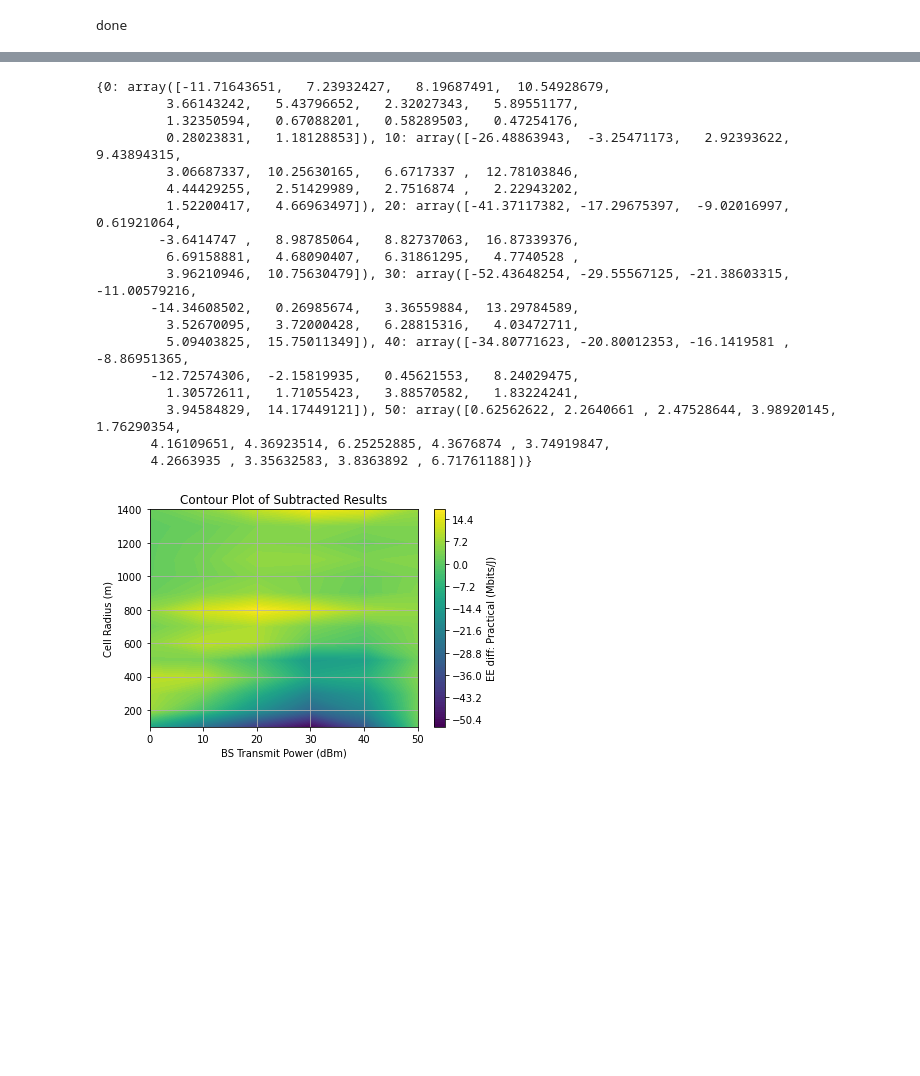
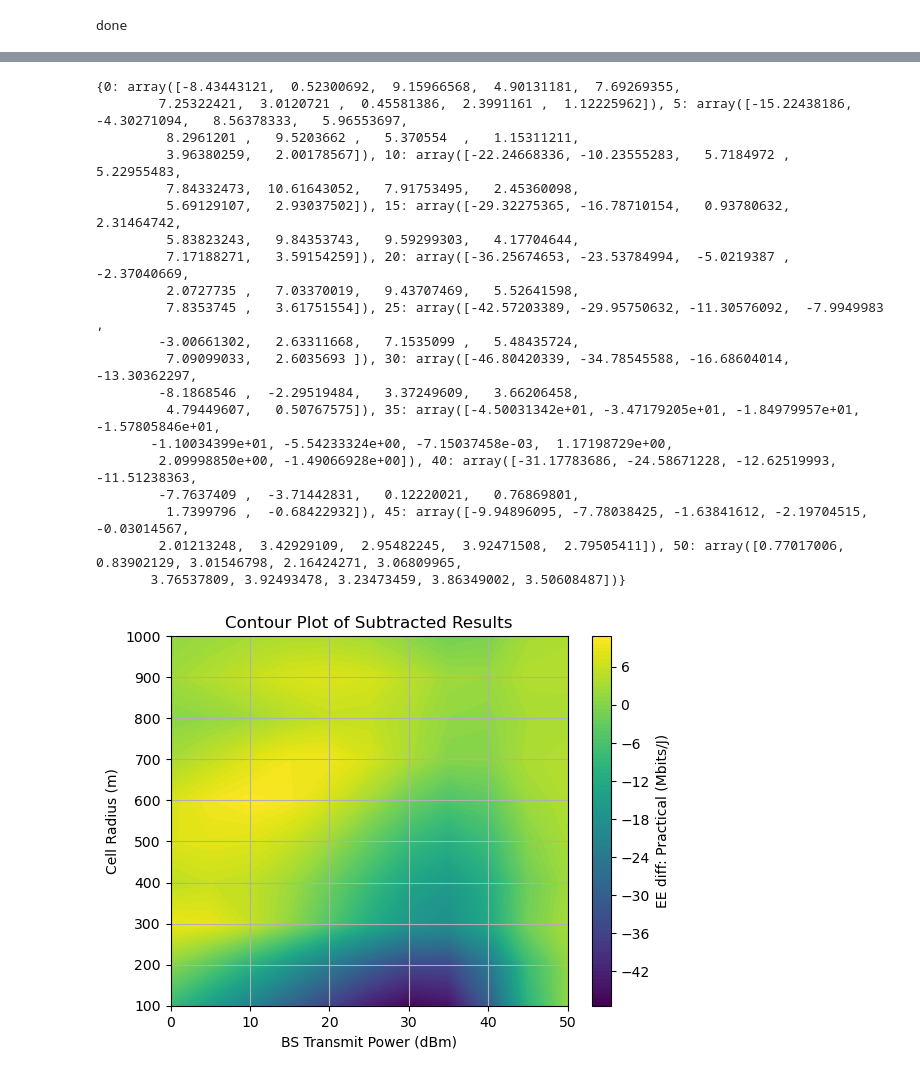
Before and after one commit to TariqUmar/SISO_Network_Implementation, a Jupyter notebook: plots_Pt_radius_EE.ipynb, the cells around one changed output, grey strips where cells are left out. Drawn from its saved outputs; the diff is of its cells as text; code cells hidden in the pictures; blank space fills up the shorter version.

```diff
--- a/plots_Pt_radius_EE.ipynb
+++ b/plots_Pt_radius_EE.ipynb
@@ -240,7 +240,7 @@ Simulations for Ideal Continuos Case, Double IRS
 # %%
 RATE_THRESHOLD = 10
 B = None
-Pt = np.arange(0,51,10)
+Pt = np.arange(0,51,5)
 
 
 arr_sumrate_disc = np.zeros((NUM_SIMULATIONS,1))
@@ -423,7 +423,7 @@ Simulations for Practical Discrete Case, Double IRS (B = 3)
 # %%
 RATE_THRESHOLD = 10
 B = 3
-Pt = np.arange(0,51,10)
+Pt = np.arange(0,51,5)
 
 arr_sumrate_disc = np.zeros((NUM_SIMULATIONS,1))
 arr_rate_disc = np.zeros((NUM_SIMULATIONS,K,1))
@@ -600,7 +600,7 @@ Simulations for Ideal Continuos Case, Single IRS
 # %%
 RATE_THRESHOLD = 10
 B = None
-Pt = np.arange(0,51,10)
+Pt = np.arange(0,51,5)
 
 arr_sumrate_disc = np.zeros((NUM_SIMULATIONS,1))
 arr_rate_disc = np.zeros((NUM_SIMULATIONS,K,1))
@@ -769,7 +769,7 @@ Simulations for Practical Discrete Case, Single IRS
 # %%
 RATE_THRESHOLD = 10
 B = 3
-Pt = np.arange(0,51,10)
+Pt = np.arange(0,51,5)
 
 arr_sumrate_disc = np.zeros((NUM_SIMULATIONS,1))
 arr_rate_disc = np.zeros((NUM_SIMULATIONS,K,1))
@@ -935,8 +935,8 @@ plt.show()
 # plt.show()
 # %%
 # Provide the values for the y-axis and x-axis
-grid_radius_array = np.arange(100, 1401, 100)
-Pt = np.arange(0, 51, 10)
+grid_radius_array = np.arange(100, 1001, 100)
+Pt = np.arange(0, 51, 5)
 
 # Subtract corresponding elements from dictionaries results_dict_4 and results_dict_2
 subtracted_results = {}
@@ -949,52 +949,54 @@ for T in results_dict_2:
 
 # Display the subtracted results
 print(subtracted_results)
 
 # Extract the values from the dictionary and create a 2D array
 subtracted_matrix = np.zeros((len(grid_radius_array), len(Pt)))
 
 for i, g_value in enumerate(grid_radius_array):
     for j, transmit_power in enumerate(Pt):
         if transmit_power in subtracted_results:
             subtracted_matrix[i, j] = subtracted_results[transmit_power][i]
         else:
             subtracted_matrix[i, j] = np.nan
 
 # Create a meshgrid for N and T values
 g, Pt = np.meshgrid(grid_radius_array, Pt)
 
 # Increase the number of contour levels for smoother appearance
 num_levels = 100  # Adjust this number as needed
 
 # Create the contour plot with smooth contours
 contour = plt.contourf(Pt,g, subtracted_matrix.T, num_levels, cmap='viridis')
 plt.colorbar(contour, label='EE diff: Practical (Mbits/J)')
 
 plt.ylabel('Cell Radius (m)')
 plt.xlabel('BS Transmit Power (dBm)')
 plt.title('Contour Plot of Subtracted Results')
 plt.grid(True)
 plt.show()
 # %% [output]
-{0: array([-11.71643651,   7.23932427,   8.19687491,  10.54928679,
-         3.66143242,   5.43796652,   2.32027343,   5.89551177,
-         1.32350594,   0.67088201,   0.58289503,   0.47254176,
-         0.28023831,   1.18128853]), 10: array([-26.48863943,  -3.25471173,   2.92393622,   9.43894315,
-         3.06687337,  10.25630165,   6.6717337 ,  12.78103846,
-         4.44429255,   2.51429989,   2.7516874 ,   2.22943202,
-         1.52200417,   4.66963497]), 20: array([-41.37117382, -17.29675397,  -9.02016997,   0.61921064,
-        -3.6414747 ,   8.98785064,   8.82737063,  16.87339376,
-         6.69158881,   4.68090407,   6.31861295,   4.7740528 ,
-         3.96210946,  10.75630479]), 30: array([-52.43648254, -29.55567125, -21.38603315, -11.00579216,
-       -14.34608502,   0.26985674,   3.36559884,  13.29784589,
-         3.52670095,   3.72000428,   6.28815316,   4.03472711,
-         5.09403825,  15.75011349]), 40: array([-34.80771623, -20.80012353, -16.1419581 ,  -8.86951365,
-       -12.72574306,  -2.15819935,   0.45621553,   8.24029475,
-         1.30572611,   1.71055423,   3.88570582,   1.83224241,
-         3.94584829,  14.17449121]), 50: array([0.62562622, 2.2640661 , 2.47528644, 3.98920145, 1.76290354,
-       4.16109651, 4.36923514, 6.25252885, 4.3676874 , 3.74919847,
-       4.2663935 , 3.35632583, 3.8363892 , 6.71761188])}
+{0: array([-8.43443121,  0.52300692,  9.15966568,  4.90131181,  7.69269355,
+        7.25322421,  3.0120721 ,  0.45581386,  2.3991161 ,  1.12225962]), 5: array([-15.22438186,  -4.30271094,   8.56378333,   5.96553697,
+         8.2961201 ,   9.5203662 ,   5.370554  ,   1.15311211,
+         3.96380259,   2.00178567]), 10: array([-22.24668336, -10.23555283,   5.7184972 ,   5.22955483,
+         7.84332473,  10.61643052,   7.91753495,   2.45360098,
+         5.69129107,   2.93037502]), 15: array([-29.32275365, -16.78710154,   0.93780632,   2.31464742,
+         5.83823243,   9.84353743,   9.59299303,   4.17704644,
+         7.17188271,   3.59154259]), 20: array([-36.25674653, -23.53784994,  -5.0219387 ,  -2.37040669,
+         2.0727735 ,   7.03370019,   9.43707469,   5.52641598,
+         7.8353745 ,   3.61751554]), 25: array([-42.57203389, -29.95750632, -11.30576092,  -7.9949983 ,
+        -3.00661302,   2.63311668,   7.1535099 ,   5.48435724,
+         7.09099033,   2.6035693 ]), 30: array([-46.80420339, -34.78545588, -16.68604014, -13.30362297,
+        -8.1868546 ,  -2.29519484,   3.37249609,   3.66206458,
+         4.79449607,   0.50767575]), 35: array([-4.50031342e+01, -3.47179205e+01, -1.84979957e+01, -1.57805846e+01,
+       -1.10034399e+01, -5.54233324e+00, -7.15037458e-03,  1.17198729e+00,
+        2.09998850e+00, -1.49066928e+00]), 40: array([-31.17783686, -24.58671228, -12.62519993, -11.51238363,
+        -7.7637409 ,  -3.71442831,   0.12220021,   0.76869801,
+         1.7399796 ,  -0.68422932]), 45: array([-9.94896095, -7.78038425, -1.63841612, -2.19704515, -0.03014567,
+        2.01213248,  3.42929109,  2.95482245,  3.92471508,  2.79505411]), 50: array([0.77017006, 0.83902129, 3.01546798, 2.16424271, 3.06809965,
+       3.76537809, 3.92493478, 3.23473459, 3.86349002, 3.50608487])}
-[figure, old version]
+[figure, new version]
 # %%
 np.savetxt('./CSVDataFiles/gmesh.csv', g, delimiter=',')
 np.savetxt('./CSVDataFiles/Ptmesh.csv', Pt, delimiter=',')
```
Also changed, not shown: parts of 7 cells of this notebook, 1 other file.
